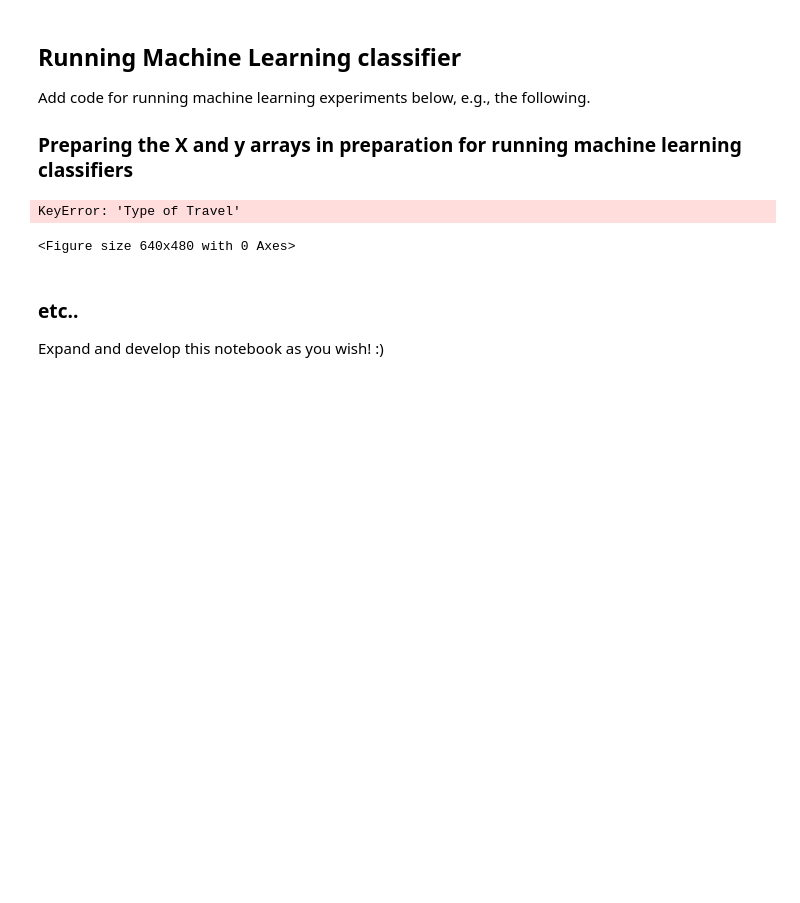
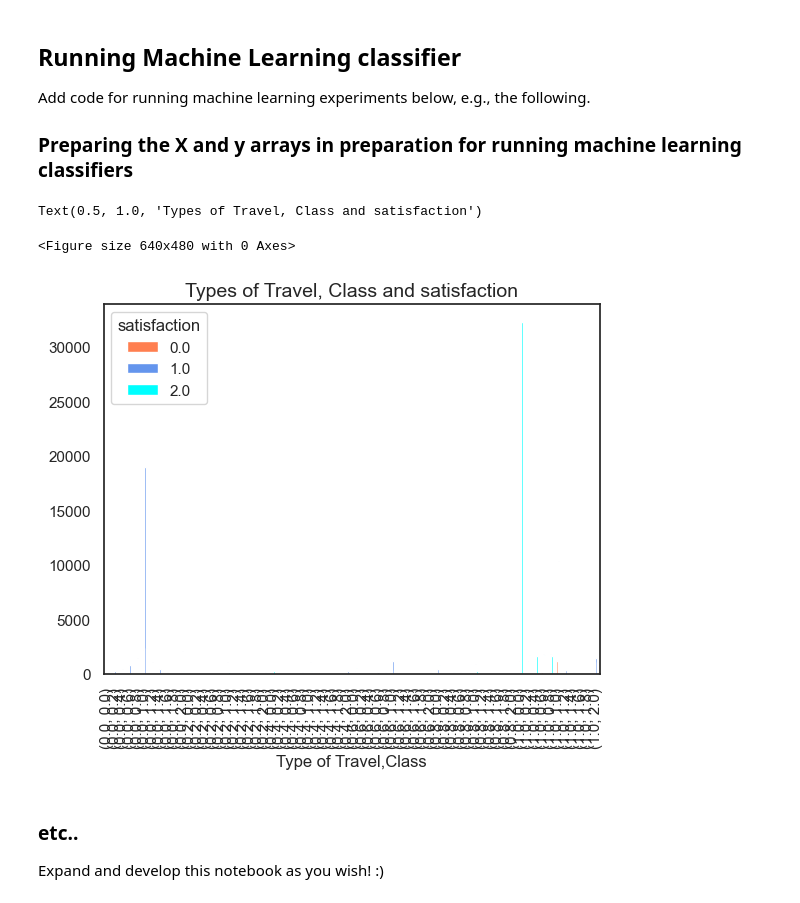
Before and after one commit to bu-ml-2022-23/ml-assignment-Shay-Khamar, a Jupyter notebook: ml-assignment.ipynb, the cells around one changed output. Cells and saved outputs as stored; diff of their text form; code cells hidden in the pictures; blank space fills up the shorter version.

```diff
--- a/ml-assignment.ipynb
+++ b/ml-assignment.ipynb
@@ -504,0 +485,2 @@ memory usage: 24.5 MB
+# %%
+newDataSet[['Class']] = enc.fit_transform(newDataSet[['Class']])
@@ -504,0 +489,2 @@ memory usage: 24.5 MB
+# %%
+newDataSet[['satisfaction']] = enc1.fit_transform(newDataSet[['satisfaction']])
@@ -504,0 +493,4 @@ memory usage: 24.5 MB
+# %%
+newDataSet['Gender'] = newDataSet['Gender'].map({'Male' : 0, 'Female' : 1})
+newDataSet['Customer Type'] = newDataSet['Customer Type'].map({'Loyal Customer' : 0, 'disloyal Customer' : 1})
+newDataSet['Type of Travel'] = newDataSet['Type of Travel'].map({'Personal Travel' : 0, 'Business travel' : 1})
@@ -510,4 +522,4 @@ memory usage: 24.5 MB
 #newDataSet['Class'] = newDataSet['Class'].astype(int)
 # %%
 imputer = KNNImputer(n_neighbors=5)
-df = pd.DataFrame(imputer.fit_transform(df),columns = df.columns)
+newDataSet = pd.DataFrame(imputer.fit_transform(newDataSet),columns = newDataSet.columns)
@@ -528,14 +551,15 @@ Add code for running machine learning experiments below, e.g., the following.
 ### Preparing the X and y arrays in preparation for running machine learning classifiers
 # %%
 plt.figure();
-TC = df.groupby(['Type of Travel','Class', 'satisfaction'])
+TC = newDataSet.groupby(['Type of Travel','Class', 'satisfaction'])
 
-ax = TC.size().unstack().plot(kind='barh',    color = ['coral','cornflowerblue','cyan'])
+ax = TC.size().unstack().plot(kind='bar',    color = ['coral','cornflowerblue','cyan'])
 
 ax.set_title('Types of Travel, Class and satisfaction', size =14)
 # %% [output]
-KeyError: 'Type of Travel'
+Text(0.5, 1.0, 'Types of Travel, Class and satisfaction')
 <Figure size 640x480 with 0 Axes>
+[figure, added]
 # %%
 from sklearn import preprocessing
 
```
Also changed, not shown: parts of 29 cells of this notebook.
